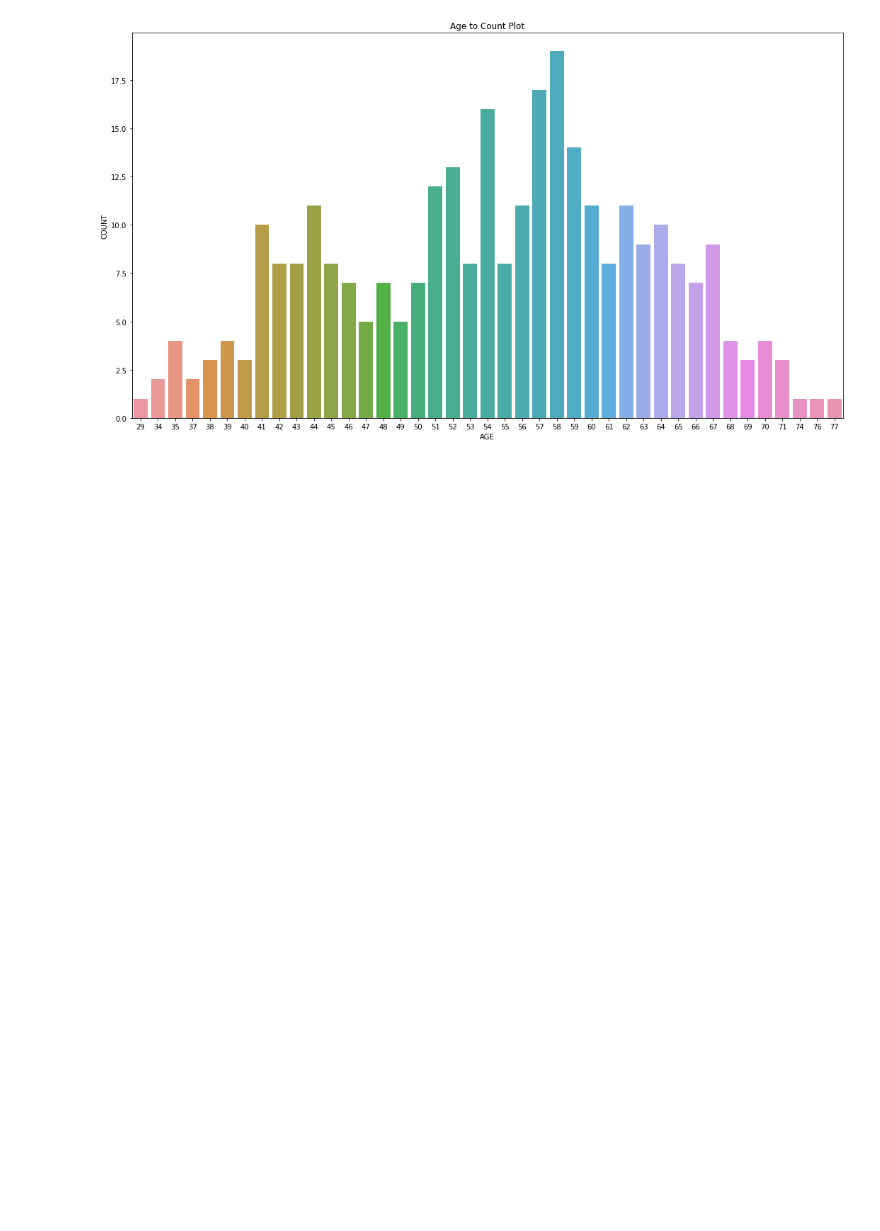
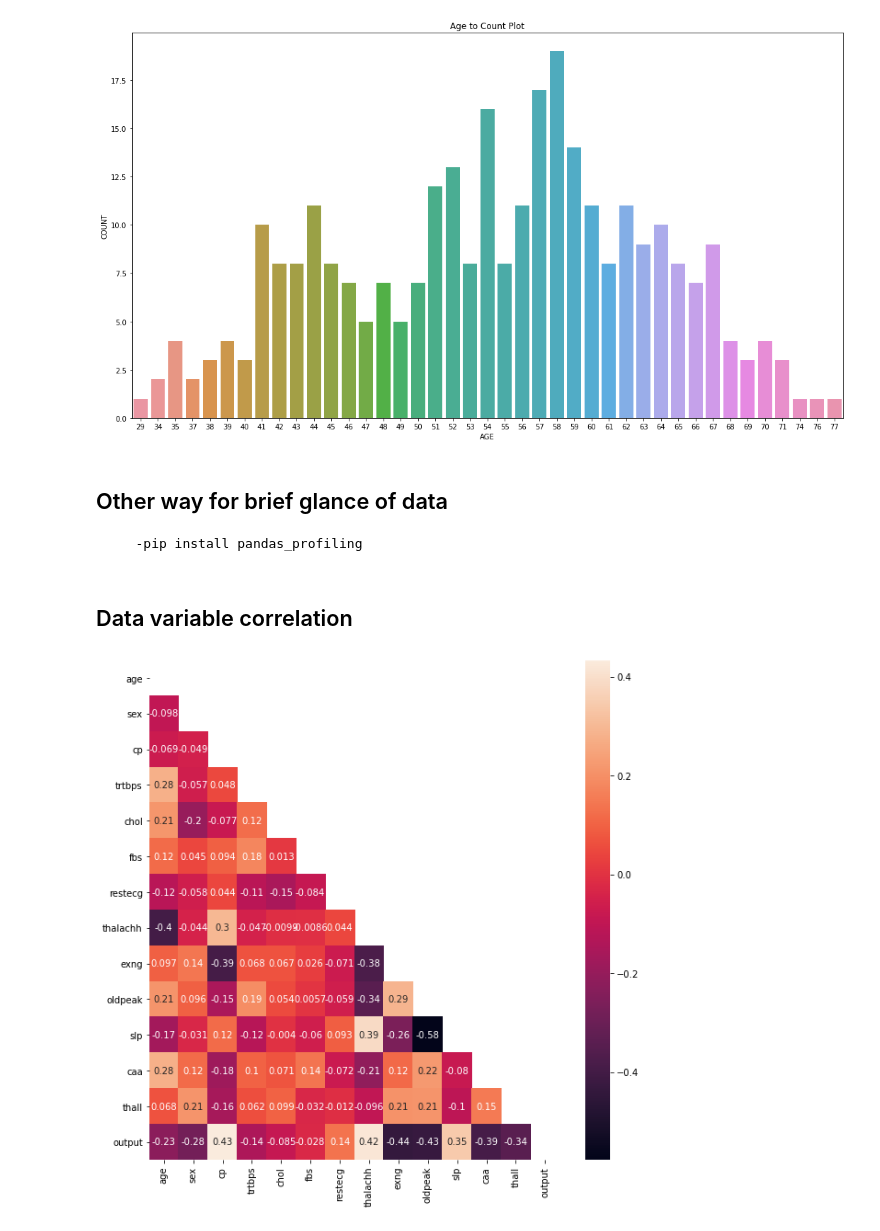
Before and after one commit to YouWeiChenPython/IMLP, a Jupyter notebook: Final Project/Heart attack predict.ipynb, the cells around one changed output. Cells and saved outputs as stored; diff of their text form; code cells hidden in the pictures; blank space fills up the shorter version.

```diff
--- a/Final Project/Heart attack predict.ipynb
+++ b/Final Project/Heart attack predict.ipynb
@@ -149,3 +151,6 @@ plt.ylabel("COUNT")
 plt.show();
 # %% [output]
 [figure]
+# %% [markdown]
+## Other way for brief glance of data
+       -pip install pandas_profiling
@@ -152 +161,12 @@ plt.show();
+# %% [markdown]
+## Data variable correlation
+# %%
+corr = df.corr()
+plt.figure(figsize=(10,10))
+mask = np.zeros_like(corr,dtype=np.bool) #
+mask[np.triu_indices_from(mask)] = True  #
+sns.heatmap(corr, mask = mask, annot=True)
+plt.show()
+# %% [output]
+[figure, added]
 # %% [markdown]
```
Also changed, not shown: parts of 18 cells of this notebook.
